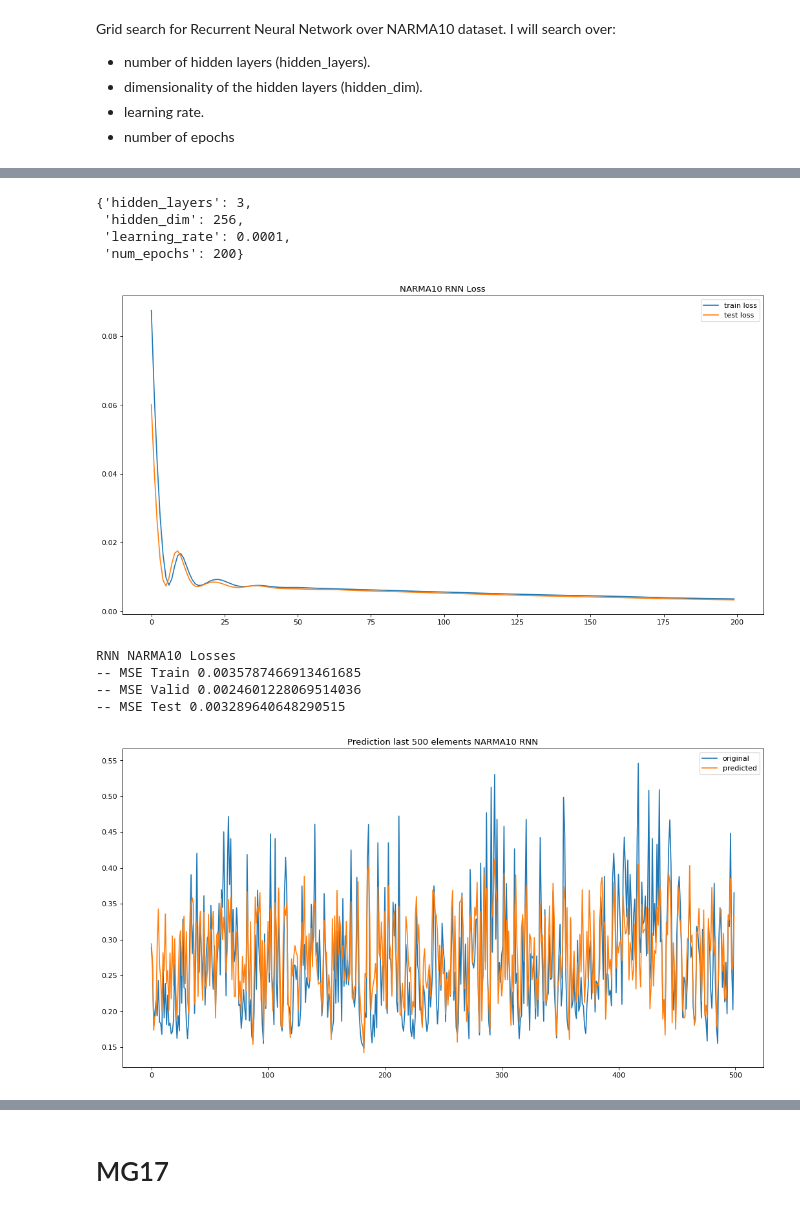
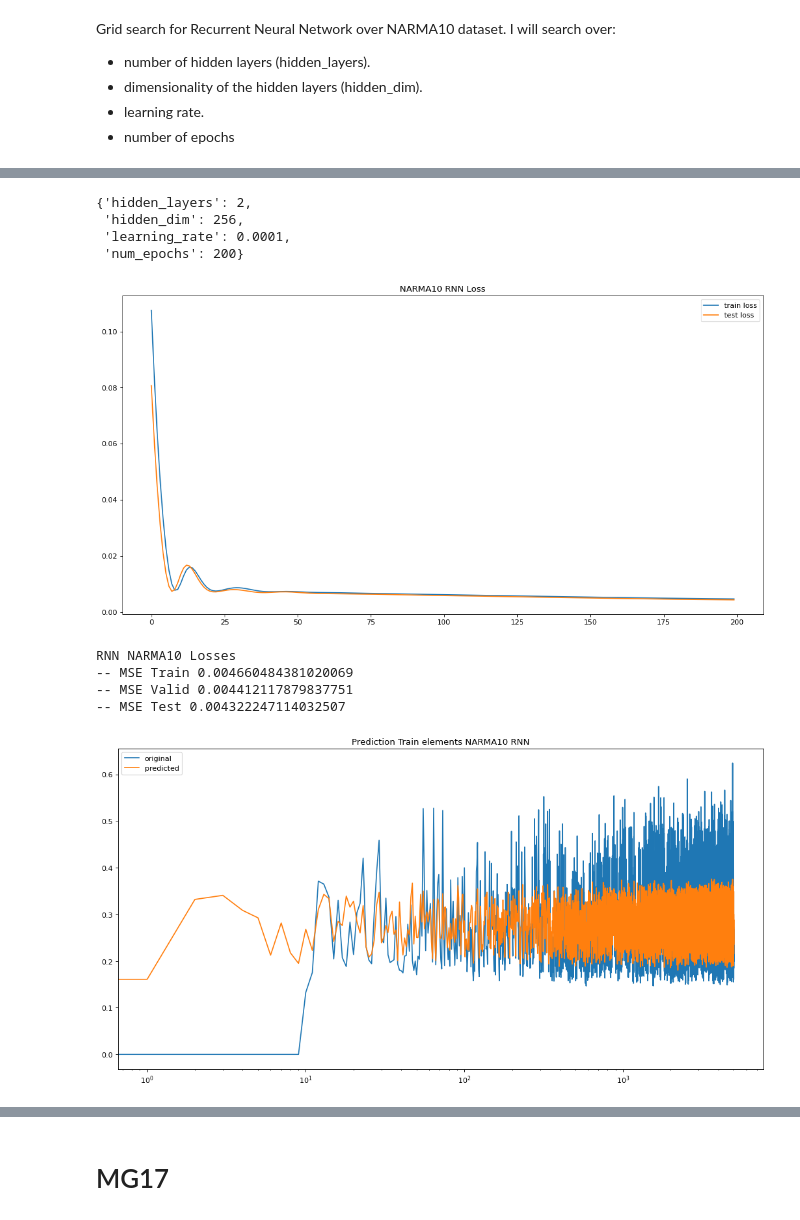
Before and after one commit to Andrew-Wyn/CNS_MidTerms, a Jupyter notebook: LAB3_1/TDNN_RNN.ipynb, the cells around one changed output, grey strips where cells are left out. Saved outputs shown, nothing was run; the diff lists cells and outputs as text; code cells hidden in the pictures.

Commit message:
solved some typos and tests over save-load stuffs

```diff
--- a/LAB3_1/TDNN_RNN.ipynb
+++ b/LAB3_1/TDNN_RNN.ipynb
@@ -255,7 +256,7 @@ class RNNModel(nn.Module):
         take the h0 vector in input. If not the h0 will set to zero vector.
         """
         if h0 is None:
-          hidden_state = torch.zeros(self.hidden_layers, self.hidden_dim).to(DEVICE)
+          h0 = torch.zeros(self.hidden_layers, self.hidden_dim).to(DEVICE)
 
         if len(x.shape) == 1:
           x = x.reshape((x.shape[0], 1))
@@ -490,7 +503,7 @@ y_train = NARMA10_y[:5000]
 # %%
 best_params
 # %% [output]
-{'hidden_layers': 3,
+{'hidden_layers': 2,
  'hidden_dim': 256,
  'learning_rate': 0.0001,
  'num_epochs': 200}
@@ -511,7 +528,7 @@ plt.title("NARMA10 RNN Loss")
 plt.savefig("Images/NARMA10_RNN_FinalTraining")
 plt.show()
 # %% [output]
-[figure, old version]
+[figure, new version]
 # %%
 print("RNN NARMA10 Losses")
 print("-- MSE Train", NARMA10_RNN_train_loss)
@@ -519,17 +536,17 @@ print("-- MSE Valid", NARMA10_RNN_valid_loss)
 print("-- MSE Test", NARMA10_RNN_test_loss)
 # %% [output]
 RNN NARMA10 Losses
--- MSE Train 0.0035787466913461685
--- MSE Valid 0.0024601228069514036
--- MSE Test 0.003289640648290515
+-- MSE Train 0.004660484381020069
+-- MSE Valid 0.004412117879837751
+-- MSE Test 0.004322247114032507
 # %%
 figure(figsize=(16, 8), dpi=80)
 y_pred, _ = predict(torch.Tensor(NARMA10_X), model)
-plt.plot(NARMA10_y[-500:], label="original")
-plt.plot(y_pred[-500:].view(-1).detach().to("cpu"), label="predicted")
+plt.semilogx(NARMA10_y[:5000], label="original")
+plt.semilogx(y_pred[:5000].view(-1).detach().to("cpu"), label="predicted")
 plt.legend()
-plt.title("Prediction last 500 elements NARMA10 RNN")
-plt.savefig("Images/NARMA10_RNN_Pred")
+plt.title("Prediction Train elements NARMA10 RNN")
+plt.savefig("Images/NARMA10_RNN_Pred_train")
 plt.show()
 # %% [output]
-[figure, old version]
+[figure, new version]
```
Also changed, not shown: parts of 31 cells of this notebook.
